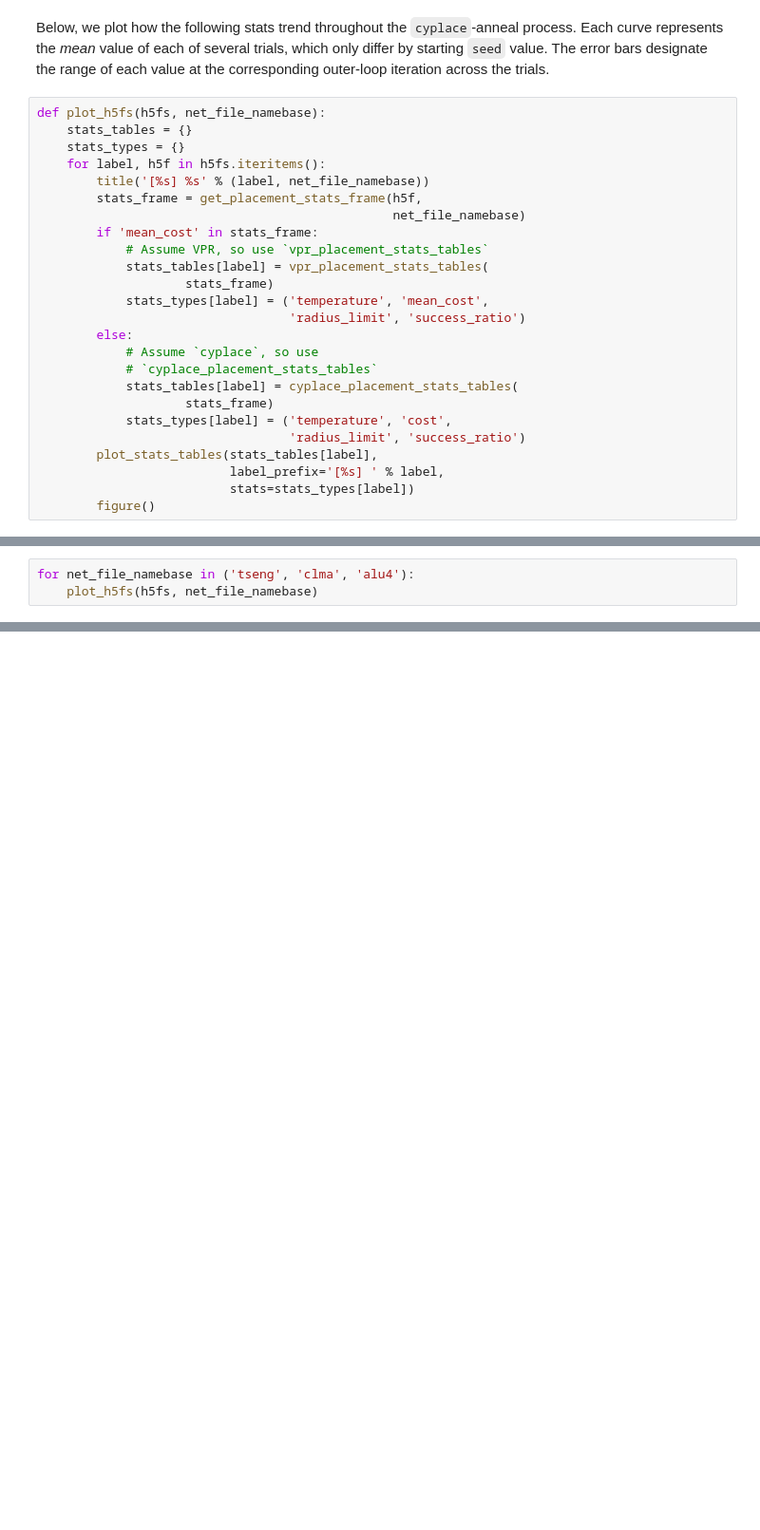
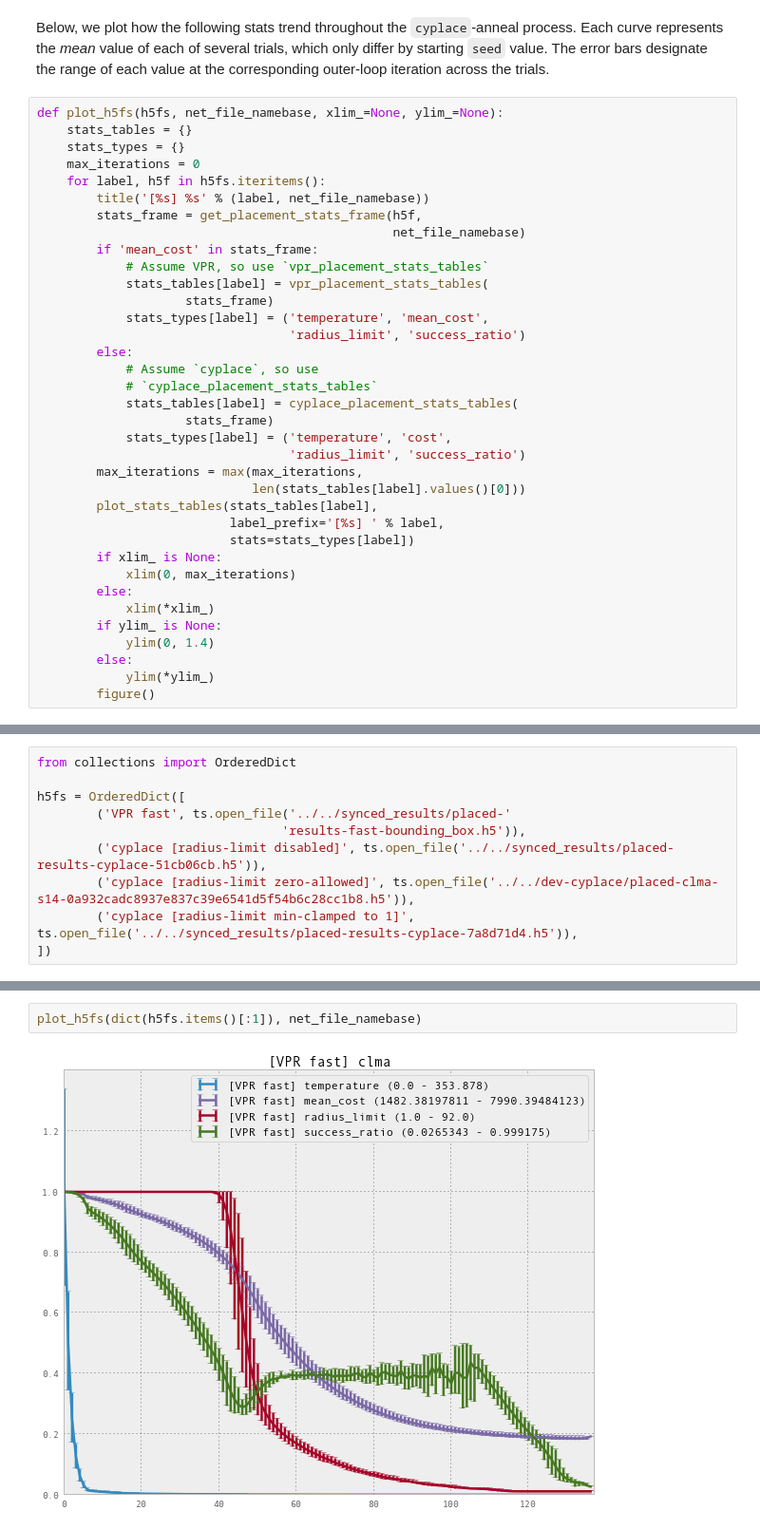
Before and after one commit to cfobel/cyvpr, a Jupyter notebook: notebooks/cyplace anneal vs VPR.ipynb, the cells around one changed output, grey strips where cells are left out. Shown at 95% size. Cells and saved outputs as stored; diff of their text form; blank space fills up the shorter version.

```diff
--- a/notebooks/cyplace anneal vs VPR.ipynb
+++ b/notebooks/cyplace anneal vs VPR.ipynb
@@ -54,9 +51,10 @@ which only differ by starting `seed` value.  The error bars designate the
 range of each value at the corresponding outer-loop iteration across the
 trials.
 # %%
-def plot_h5fs(h5fs, net_file_namebase):
+def plot_h5fs(h5fs, net_file_namebase, xlim_=None, ylim_=None):
     stats_tables = {}
     stats_types = {}
+    max_iterations = 0
     for label, h5f in h5fs.iteritems():
         title('[%s] %s' % (label, net_file_namebase))
         stats_frame = get_placement_stats_frame(h5f,
@@ -74,7 +72,17 @@ def plot_h5fs(h5fs, net_file_namebase):
                     stats_frame)
             stats_types[label] = ('temperature', 'cost',
                                   'radius_limit', 'success_ratio')
+        max_iterations = max(max_iterations,
+                             len(stats_tables[label].values()[0]))
         plot_stats_tables(stats_tables[label],
                           label_prefix='[%s] ' % label,
                           stats=stats_types[label])
+        if xlim_ is None:
+            xlim(0, max_iterations)
+        else:
+            xlim(*xlim_)
+        if ylim_ is None:
+            ylim(0, 1.4)
+        else:
+            ylim(*ylim_)
         figure()
@@ -104,3 +88,0 @@ starts to drop.  Things to check:
-# %%
-for net_file_namebase in ('tseng', 'clma', 'alu4'):
-    plot_h5fs(h5fs, net_file_namebase)
@@ -114,0 +89,10 @@ for net_file_namebase in ('tseng', 'clma', 'alu4'):
+# %%
+from collections import OrderedDict
+
+h5fs = OrderedDict([
+        ('VPR fast', ts.open_file('../../synced_results/placed-'
+                                 'results-fast-bounding_box.h5')),
+        ('cyplace [radius-limit disabled]', ts.open_file('../../synced_results/placed-results-cyplace-51cb06cb.h5')),
+        ('cyplace [radius-limit zero-allowed]', ts.open_file('../../dev-cyplace/placed-clma-s14-0a932cadc8937e837c39e6541d5f54b6c28cc1b8.h5')),
+        ('cyplace [radius-limit min-clamped to 1]', ts.open_file('../../synced_results/placed-results-cyplace-7a8d71d4.h5')),
+])
@@ -114,0 +107,4 @@ for net_file_namebase in ('tseng', 'clma', 'alu4'):
+# %%
+plot_h5fs(dict(h5fs.items()[:1]), net_file_namebase)
+# %% [output]
+[figure, added]
```
Also changed, not shown: parts of 24 cells of this notebook.
